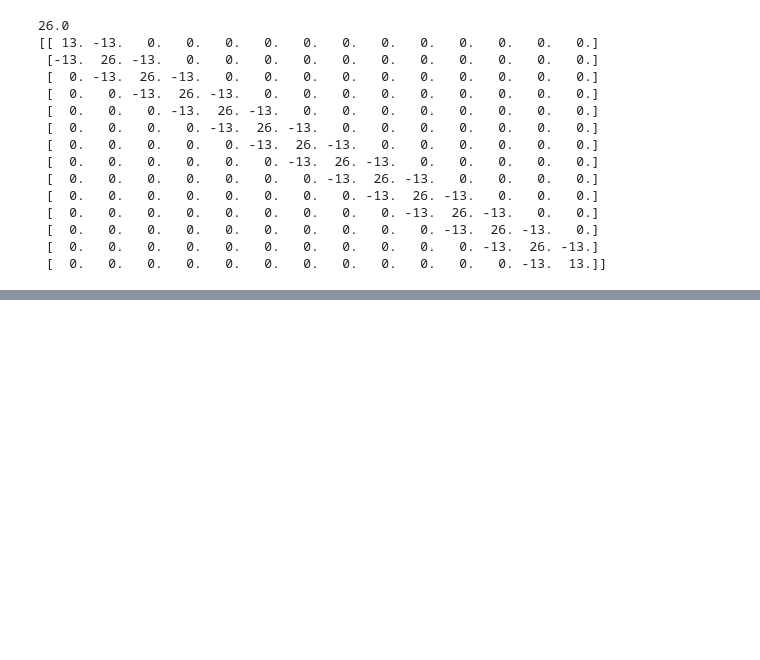
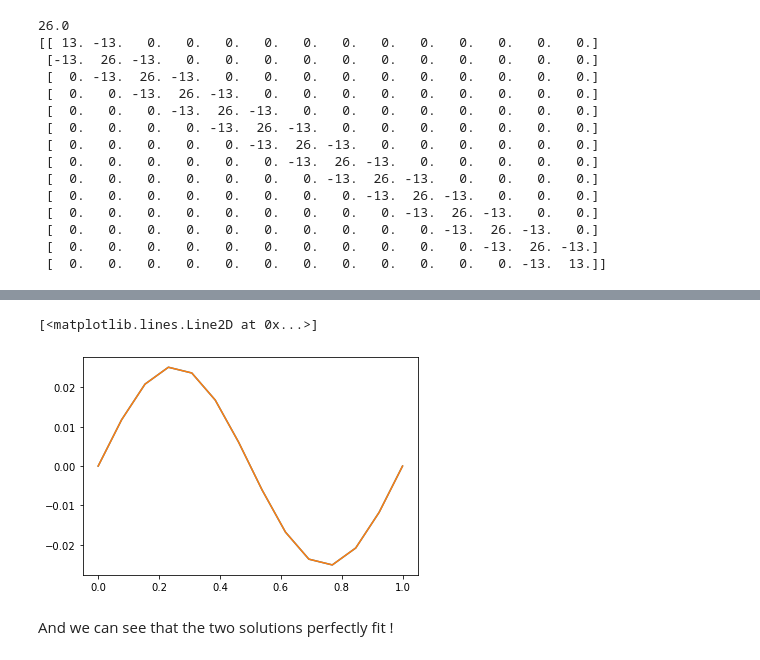
Before and after one commit to johanhoffman/DD2363_VT22, a Jupyter notebook: Lab4/hetierm_lab4.ipynb, the cells around one changed output, grey strips where cells are left out. Drawn from its saved outputs; the diff is of its cells as text; code cells hidden in the pictures; blank space fills up the shorter version.

```diff
--- a/Lab4/hetierm_lab4.ipynb
+++ b/Lab4/hetierm_lab4.ipynb
@@ -75,7 +75,6 @@ def assemble_solve_system(f, local_basis, get_local_to_global, integrate_vector,
 
     A = np.zeros((final_size, final_size))
     b = np.zeros(final_size)
-    m = len(mesh) - 2
     for k in range(0,len(local_basis)):
         Lk = len(local_basis[k])
         loc2glob = get_local_to_global(k)
@@ -83,13 +82,12 @@ def assemble_solve_system(f, local_basis, get_local_to_global, integrate_vector,
         b_k = np.zeros(Lk)
         A_k = np.zeros((Lk,Lk))
         for i in range(0,Lk):
-            b_k[i] = integrate_vector(f, local_basis[k,i])
+            b_k[i] = integrate_vector(f, local_basis[k][i])
             for j in range(0,Lk):
-                A_k[i,j] = integrate_matrix(local_basis[k,i], local_basis[k,j])
+                A_k[i,j] = integrate_matrix(local_basis[k][i], local_basis[k][j])
         add_to_glob_matrix(A, A_k, loc2glob)
         add_to_glob_vec(b, b_k, loc2glob)
 
-    print(A)
     alpha = np.linalg.solve(A,b)
     return A, alpha, b
 # %% [markdown]
@@ -158,15 +156,19 @@ def add_to_glob_matrix(A, A_k, k):
     """
     We need to correctly add the local term in the global matrix
     """
-    A[k,k] += A_k[0,0]
-    A[k+1, k+1] += A_k[1,1]
-    A[k, k+1] += A_k[0,1]
-    A[k+1,k] += A_k[1,0]
+    Lk = A_k.shape[0]
+    A[k:k+Lk, k:k+Lk] += A_k
+    # A[k,k] += A_k[0,0]            ## version when I first submitted
+    # A[k+1, k+1] += A_k[1,1]
+    # A[k, k+1] += A_k[0,1]
+    # A[k+1,k] += A_k[1,0]
     return None
 
 def add_to_glob_vec(b, b_k, k):
-    b[k] += b_k[0]
-    b[k+1] += b_k[1]
+    Lk = b_k.shape[0]
+    b[k:k+Lk] += b_k
+    # b[k] += b_k[0]
+    # b[k+1] += b_k[1]
     return None
 # %% [markdown]
 Now, we can test our approximation on function. For example, if we want to approximate $\sin$ :
@@ -280,0 +290,24 @@ print(A)
+# %%
+def get_local_to_global_fem(k):
+    if k == 0:
+        return 0
+    else:
+        return k-1
+
+central_basis = [[(0, mesh[k], mesh[k+1]), (1, mesh[k], mesh[k+1])] for k in range(0,m+1)]
+central_basis[0] = [(1, mesh[0], mesh[1])]
+central_basis[m] = [(0, mesh[m], mesh[m+1])]
+correct_local_basis = np.array(central_basis)
+
+
+A, alpha, b = assemble_solve_system(sin2pi, correct_local_basis, get_local_to_global_fem, integrate_vector, \
+                        integrate_matrix_fem, add_to_glob_vec, add_to_glob_matrix, m)
+
+alpha = np.concatenate(([0], alpha, [0]))
+plt.plot(mesh, 1/(4*np.pi**2)*np.sin(mesh*2*np.pi))
+plt.plot(mesh, alpha)
+# %% [output]
+[<matplotlib.lines.Line2D at 0x...>]
+[figure, added]
+# %% [markdown]
+And we can see that the two solutions perfectly fit !
```
Also changed, not shown: parts of 3 cells of this notebook.
